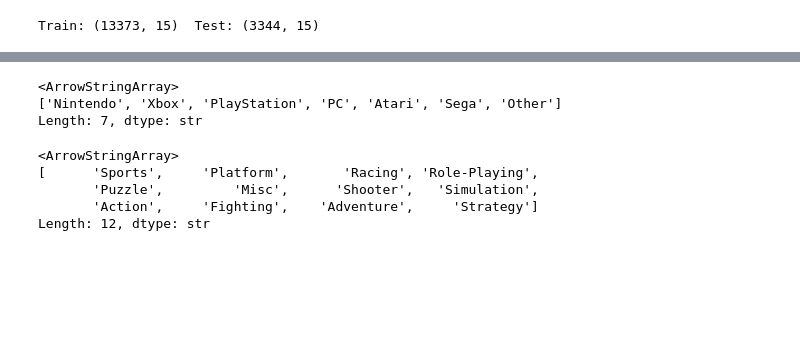
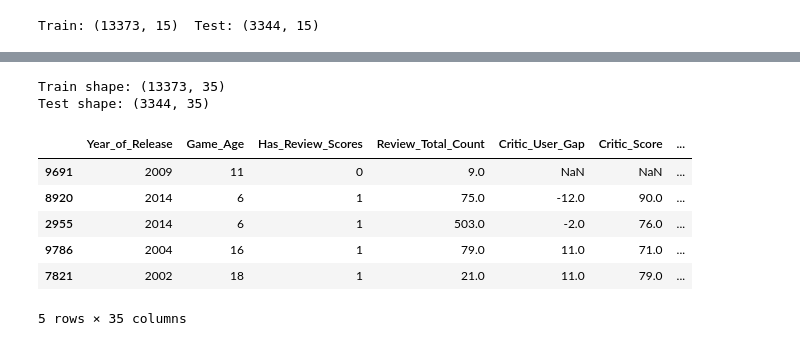
Before and after one commit to abinhyanmikha/Project-I, a Jupyter notebook: data1.ipynb, the cells around one changed output, grey strips where cells are left out. Saved outputs shown, nothing was run; the diff lists cells and outputs as text; code cells hidden in the pictures; blank space fills up the shorter version.

Commit message:
One-hot encoding and frequency encoding

```diff
--- a/data1.ipynb
+++ b/data1.ipynb
@@ -629,17 +606,3 @@ Length: 31, dtype: str
-# %%
-df.Platform_Group.unique()# use one hot encoding
-# %% [output]
-<ArrowStringArray>
-['Nintendo', 'Xbox', 'PlayStation', 'PC', 'Atari', 'Sega', 'Other']
-Length: 7, dtype: str
-# %%
-df.Genre.unique()#one hot encoding
-# %% [output]
-<ArrowStringArray>
-[      'Sports',     'Platform',       'Racing', 'Role-Playing',
-       'Puzzle',         'Misc',      'Shooter',   'Simulation',
-       'Action',     'Fighting',    'Adventure',     'Strategy']
-Length: 12, dtype: str
 # %%
 #Frequency encoding for  data having many categories like publisher and developer
 
@@ -649 +610,60 @@ category_cols = ["Platform_Group", "Genre", "Rating", "Publisher", "Developer"]
 more_unique_value_cols=["Publisher", "Developer"] #use frequency encoding for these columns as they have many unique values and one hot encoding will create too many features
+# %%
+frequency_encoding = {}
+for col in more_unique_value_cols:
+    frequency_encoding[col]=X_train[col].value_counts(normalize=True).to_dict()
+for col in more_unique_value_cols:
+    X_train[col]=X_train[col].map(frequency_encoding[col])
+for col in more_unique_value_cols:
+    X_test[col] = (
+        X_test[col].map(frequency_encoding[col]).fillna(0)
+    )
+# %%
+#onehot encoding
+from sklearn.preprocessing import OneHotEncoder
+category_cols = ["Platform_Group", "Genre", "Rating"]
+encoder = OneHotEncoder(sparse_output=False, drop='first', handle_unknown='ignore')
+#fit and transform the training data
+X_train_encoded = encoder.fit_transform(X_train[category_cols])
+#transform the test data
+X_test_encoded=encoder.transform(X_test[category_cols])
+
+# Convert encoded results into DataFrames
+encoded_cols = encoder.get_feature_names_out(category_cols)
+
+X_train_encoded = pd.DataFrame(
+    X_train_encoded,
+    columns=encoded_cols,
+    index=X_train.index
+)
+
+X_test_encoded = pd.DataFrame(
+    X_test_encoded,
+    columns=encoded_cols,
+    index=X_test.index
+)
+
+#remove original categorical columns from the training and test data
+X_train = X_train.drop(columns=category_cols)
+X_test = X_test.drop(columns=category_cols)
+
+
+#combine original and encoded columns
+
+X_train=pd.concat([X_train, X_train_encoded], axis=1)
+X_test=pd.concat([X_test, X_test_encoded], axis=1)
+
+print("Train shape:", X_train.shape)
+print("Test shape:", X_test.shape)
+
+X_train.head()
+# %% [output]
+Train shape: (13373, 35)
+Test shape: (3344, 35)
+|  | Year_of_Release | Game_Age | Has_Review_Scores | Review_Total_Count | Critic_User_Gap | Critic_Score | ... |
+| 9691 | 2009 | 11 | 0 | 9.0 | NaN | NaN | ... |
+| 8920 | 2014 | 6 | 1 | 75.0 | -12.0 | 90.0 | ... |
+| 2955 | 2014 | 6 | 1 | 503.0 | -2.0 | 76.0 | ... |
+| 9786 | 2004 | 16 | 1 | 79.0 | 11.0 | 71.0 | ... |
+| 7821 | 2002 | 18 | 1 | 21.0 | 11.0 | 79.0 | ... |
+5 rows × 35 columns
```
Also changed, not shown: parts of 6 cells of this notebook.
